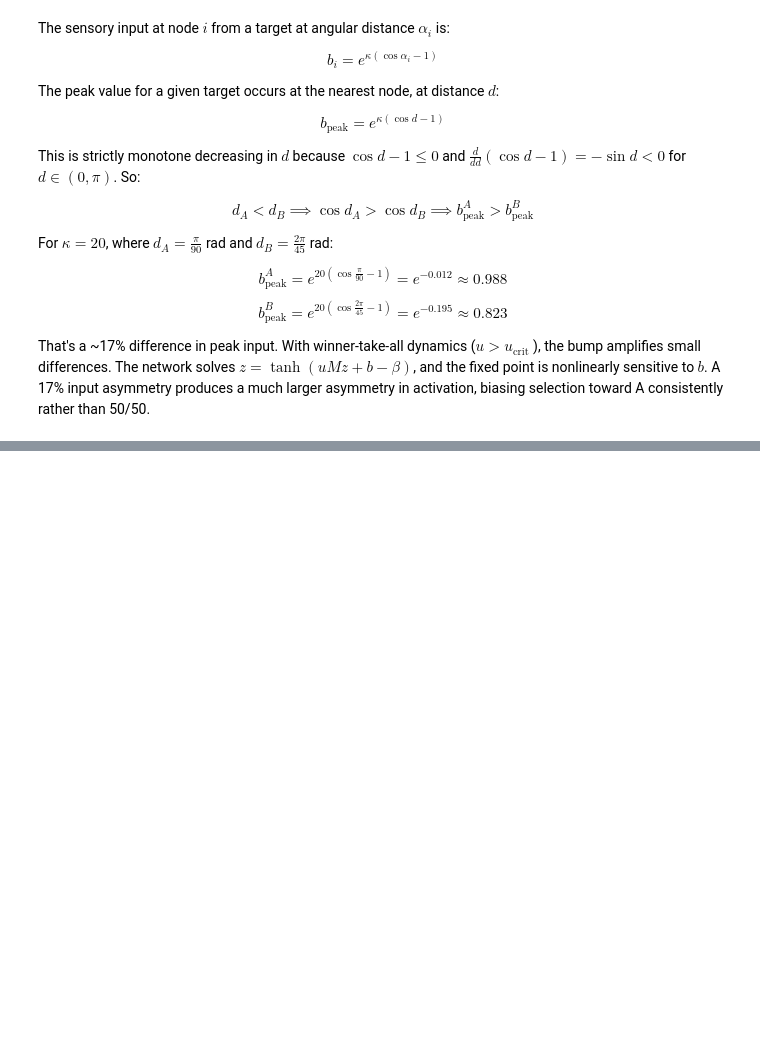
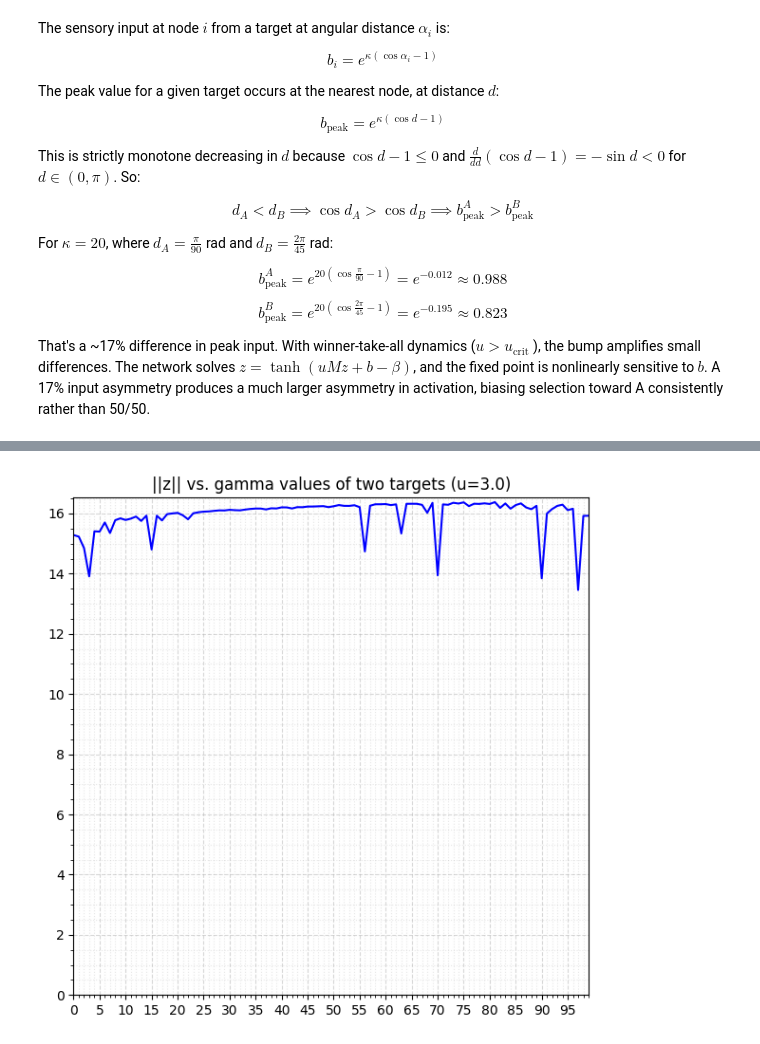
Before and after one commit to noah-ginzburg/RANController, a Jupyter notebook: RAN/mean_field_model_3d.ipynb, the cells around one changed output, grey strips where cells are left out. Cells and saved outputs as stored; diff of their text form; code cells hidden in the pictures; blank space fills up the shorter version.

```diff
--- a/RAN/mean_field_model_3d.ipynb
+++ b/RAN/mean_field_model_3d.ipynb
@@ -438,0 +457,27 @@ The sensory input at node $i$ from a target at angular distance $\alpha_i$ is:
+# %%
+# Static RAN run, with multiple u's
+
+#u_vals = [u_crit, 1.0, 3.0, 5.0, 5.85, 7.0, 10.0, 15.0, 25.0]
+gamma_vals = []
+for i in range(0,100):
+    gamma_vals.append(float(i))
+
+z_vals = []
+z_vals_max = []
+u=3.0
+
+for num in range(len(gamma_vals)):
+    T      = 200
+    for j in range(len(targets)):
+        targets[j][QUALITY] = gamma_vals[num]
+
+    b = generate_sensory_input(nodes, targets, kappa)
+    y = generate_RAN_with_history(u, N_s, M, T, dt, sigma, beta, b)
+    y[-1] = np.linalg.norm(y[-1])
+    z_vals.append(y[-1])
+    z_vals_max.append(float(np.max(y[-1])))
+
+
+plot_scatter_regular(gamma_vals, z_vals_max, 5, f"||z|| vs. gamma values of two targets (u={u})")
+# %% [output]
+[figure, added]
```
Also changed, not shown: parts of 8 cells of this notebook.
